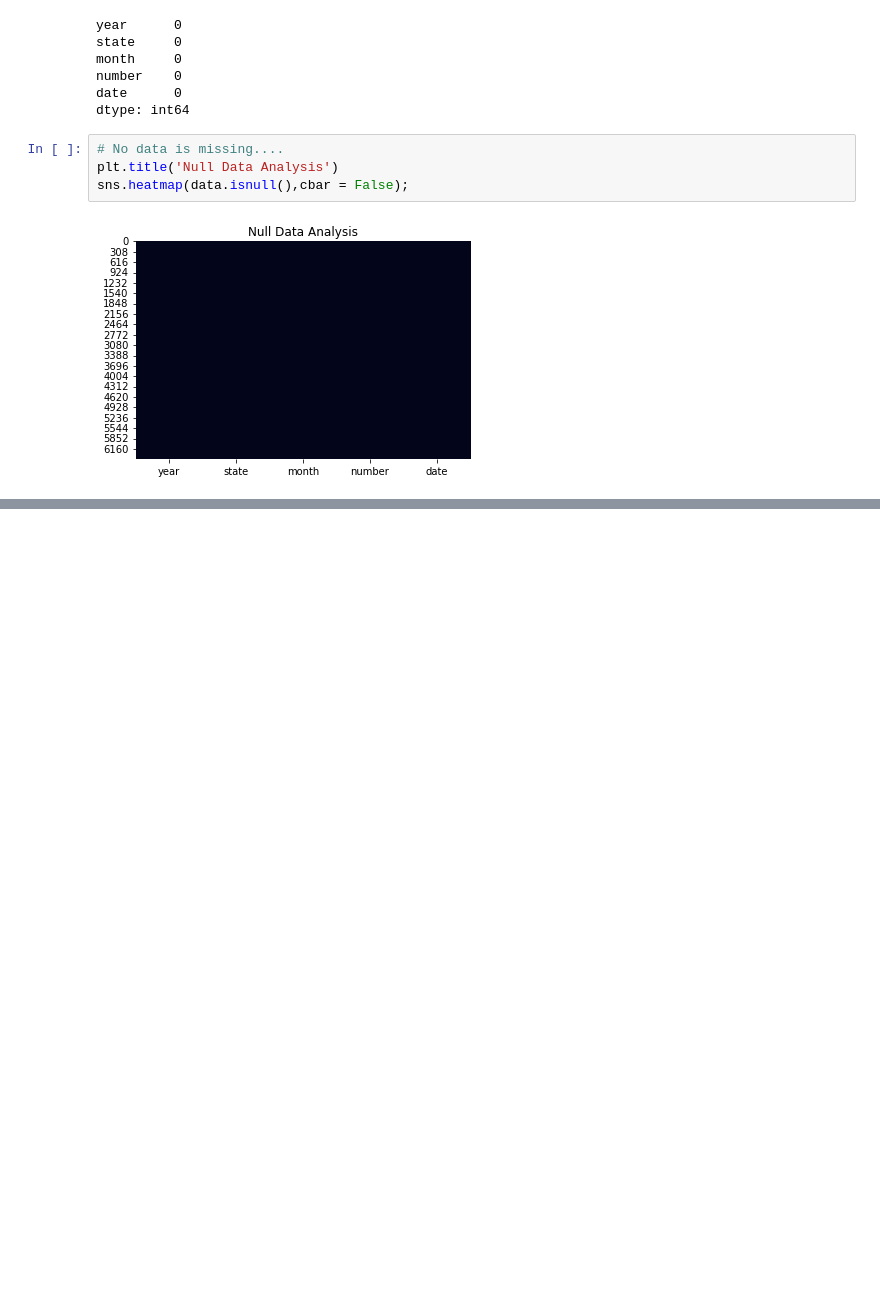
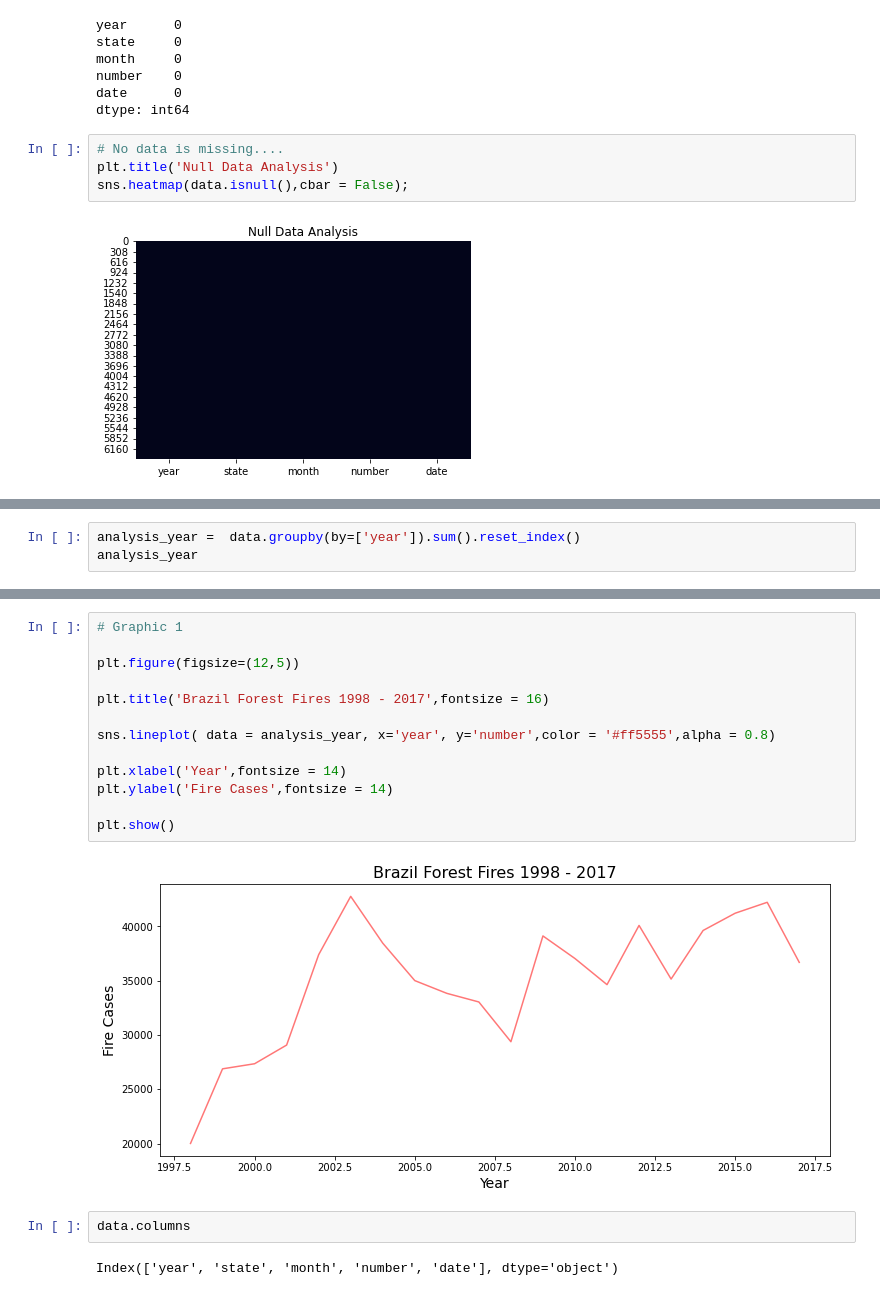
Before and after one commit to ZameromJairo/Python-Ref, a Jupyter notebook: Projeto 9/Case - Brazil forest fires.ipynb, the cells around one changed output, grey strips where cells are left out. Saved outputs shown, nothing was run; the diff lists cells and outputs as text; blank space fills up the shorter version.

Commit message:
update forest fire case

```diff
--- a/Projeto 9/Case - Brazil forest fires.ipynb
+++ b/Projeto 9/Case - Brazil forest fires.ipynb
@@ -46,0 +75,3 @@ sns.heatmap(data.isnull(),cbar = False);
+# %%
+analysis_year =  data.groupby(by=['year']).sum().reset_index()
+analysis_year
@@ -46,0 +96,19 @@ sns.heatmap(data.isnull(),cbar = False);
+# %%
+# Graphic 1
+
+plt.figure(figsize=(12,5))
+
+plt.title('Brazil Forest Fires 1998 - 2017',fontsize = 16)
+
+sns.lineplot( data = analysis_year, x='year', y='number',color = '#ff5555',alpha = 0.8)
+
+plt.xlabel('Year',fontsize = 14)
+plt.ylabel('Fire Cases',fontsize = 14)
+
+plt.show()
+# %% [output]
+[figure, added]
+# %%
+data.columns
+# %% [output]
+Index(['year', 'state', 'month', 'number', 'date'], dtype='object')
```
Also changed, not shown: parts of 8 cells of this notebook.
